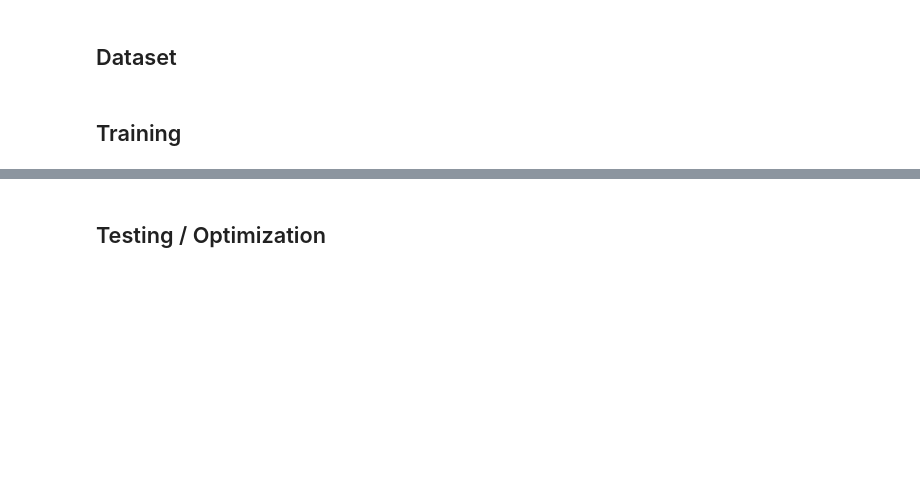
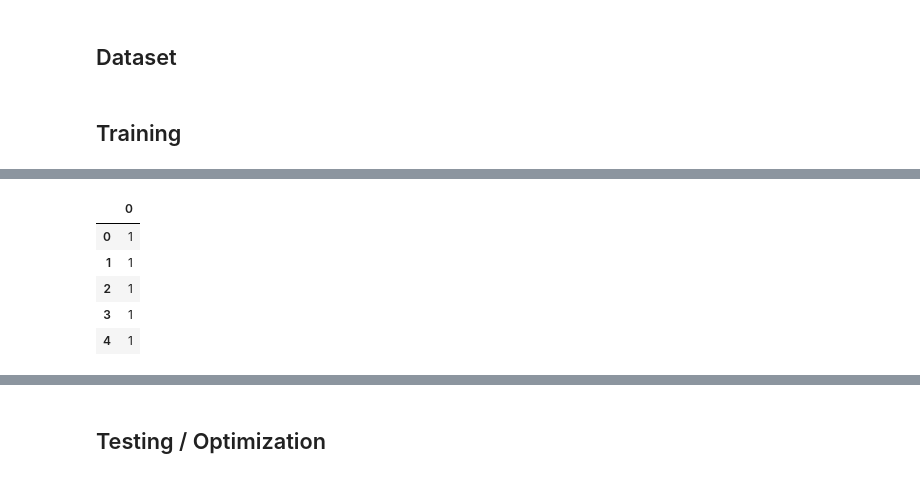
Before and after one commit to AdelineXinyi/MDST_Tutorial, a Jupyter notebook: Optional Challenges/ML Focus/ml_challenge.ipynb, the cells around one changed output, grey strips where cells are left out. Drawn from its saved outputs; the diff is of its cells as text; code cells hidden in the pictures; blank space fills up the shorter version.

```diff
--- a/Optional Challenges/ML Focus/ml_challenge.ipynb
+++ b/Optional Challenges/ML Focus/ml_challenge.ipynb
@@ -19,0 +36,9 @@ X, Y = make_moons(random_state=42, n_samples=(50, 450), noise=0.25)
+# %%
+pd.DataFrame(Y).head()
+# %% [output]
+|  | 0 |
+| 0 | 1 |
+| 1 | 1 |
+| 2 | 1 |
+| 3 | 1 |
+| 4 | 1 |
```
Also changed, not shown: parts of 12 cells of this notebook.
